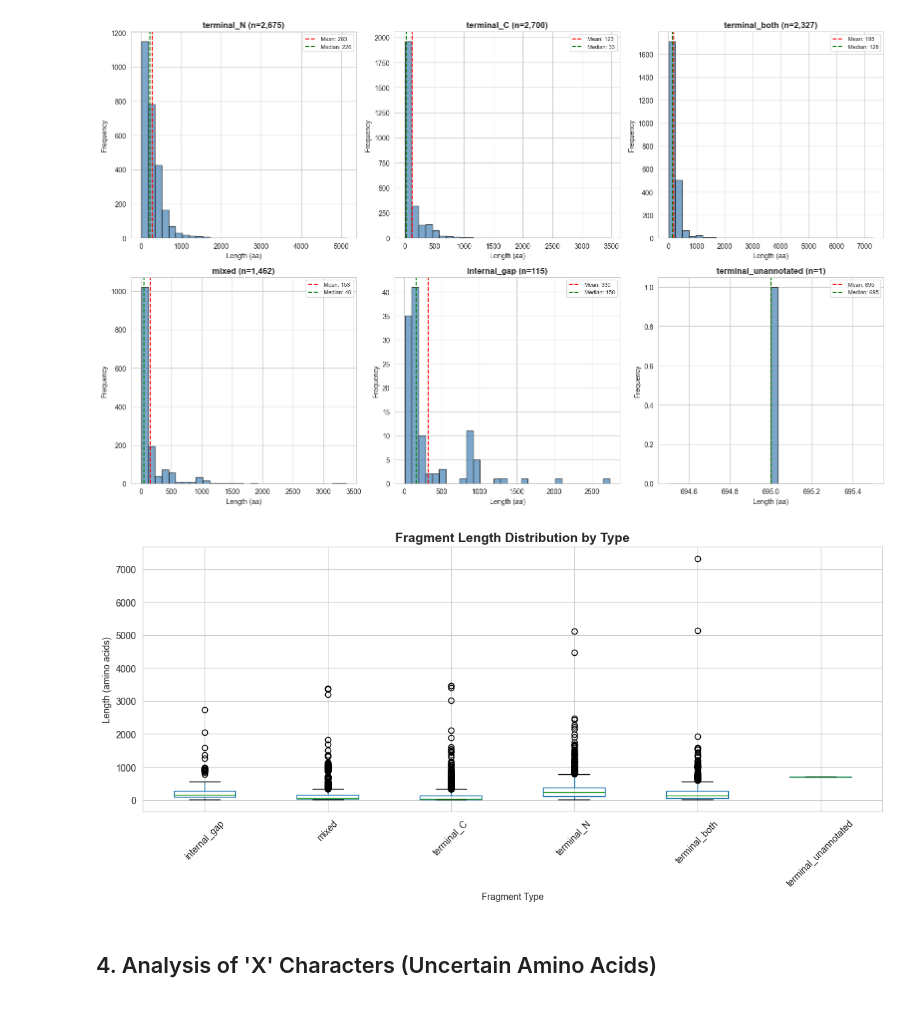
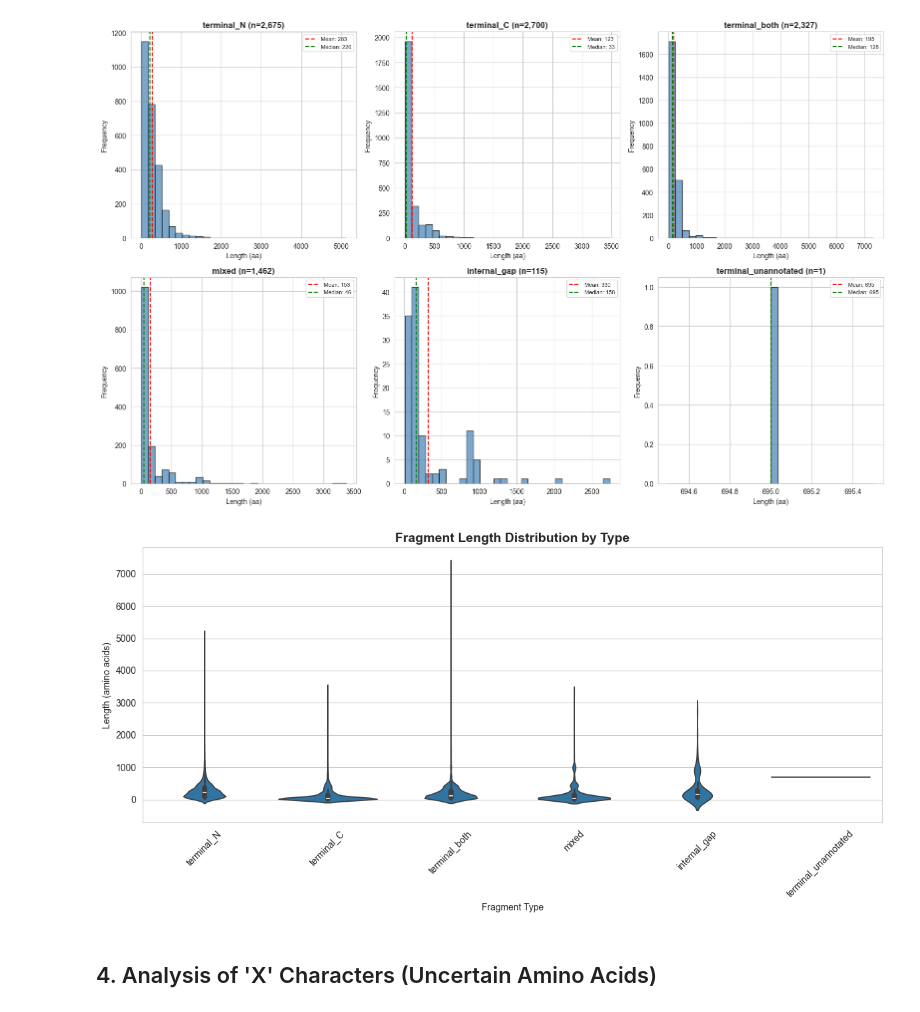
Before and after one commit to AndreasWz/protfrag, a Jupyter notebook: data/custom_fragments/01_analyze_fragment_distribution.ipynb, the cells around one changed output. Cells and saved outputs as stored; diff of their text form; code cells hidden in the pictures.

```diff
--- a/data/custom_fragments/01_analyze_fragment_distribution.ipynb
+++ b/data/custom_fragments/01_analyze_fragment_distribution.ipynb
@@ -203,17 +203,16 @@ plt.show()
 # %%
 # Boxplot comparison
 plt.figure(figsize=(12, 6))
-df.boxplot(column='length', by='fragment_type', ax=plt.gca())
+sns.violinplot(data=df, x='fragment_type', y='length', inner='box')
 plt.xticks(rotation=45)
-plt.suptitle('')
 plt.title('Fragment Length Distribution by Type', fontsize=14, fontweight='bold')
 plt.xlabel('Fragment Type')
 plt.ylabel('Length (amino acids)')
 plt.tight_layout()
-plt.savefig('length_boxplot_by_type.png', dpi=300, bbox_inches='tight')
+plt.savefig('length_violin_by_type.png', dpi=300, bbox_inches='tight')
 plt.show()
 # %% [output]
-[figure, old version]
+[figure, new version]
 # %% [markdown]
 ## 4. Analysis of 'X' Characters (Uncertain Amino Acids)
 # %%
```
Also changed, not shown: 2 other files.
